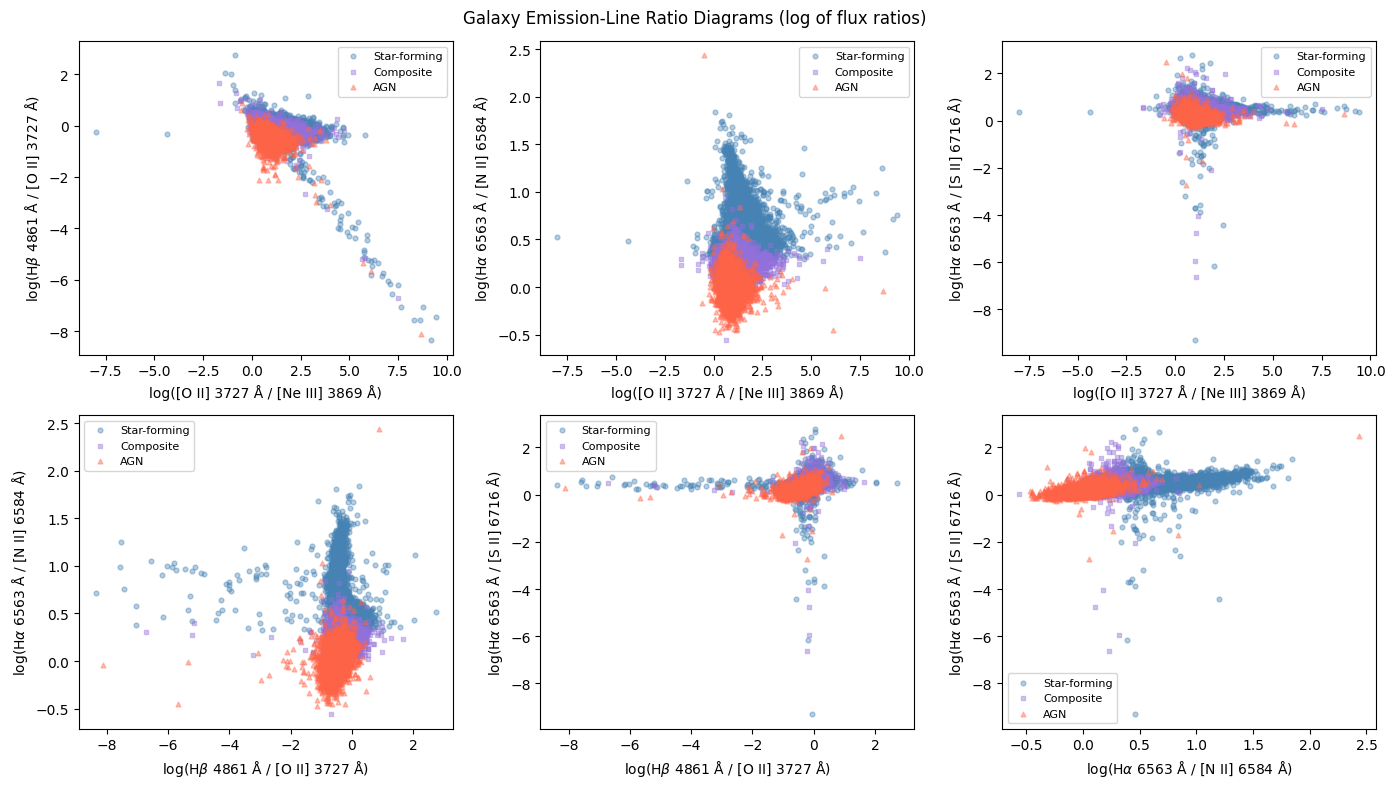
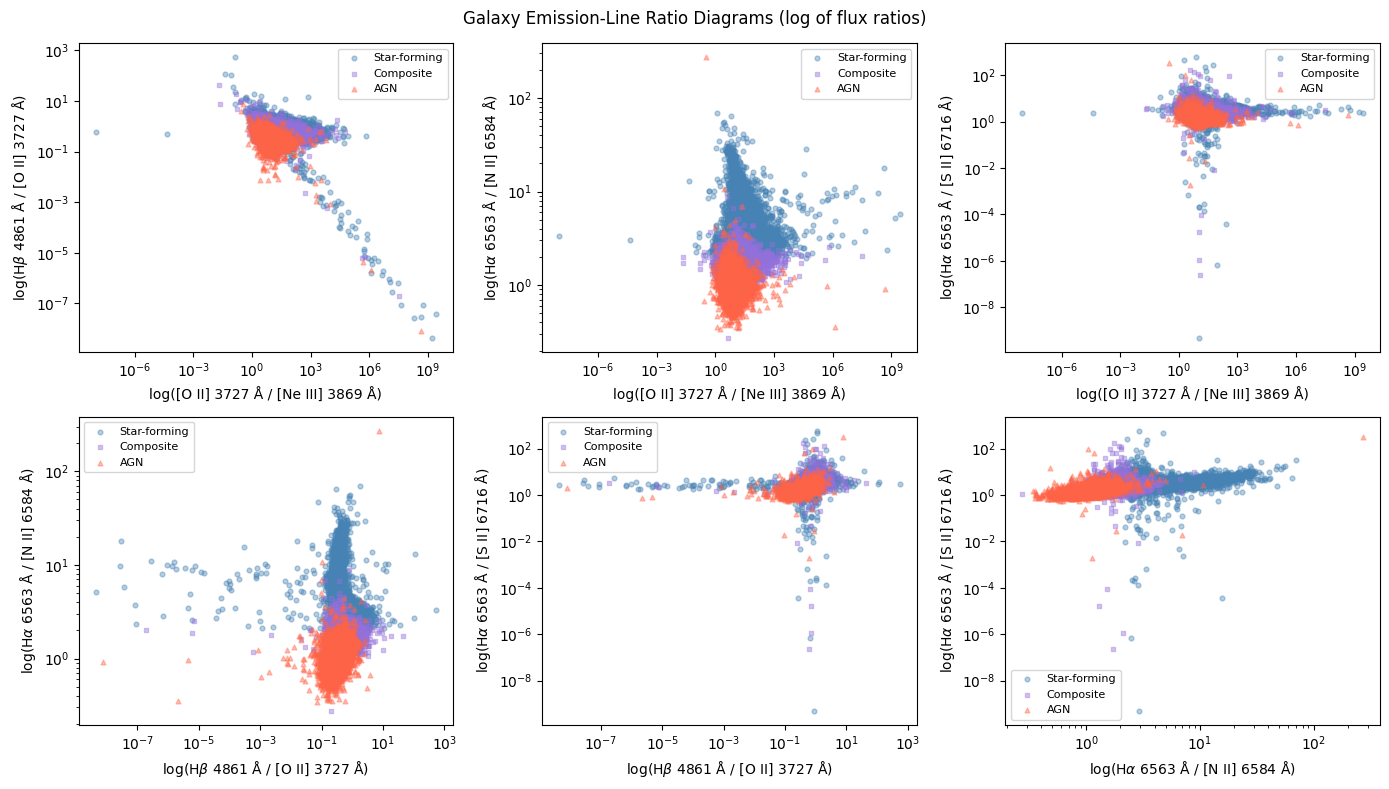
The change to this notebook cell's code, shown as a diff; its figure went from the first image to the second:
--- before
+++ after
@@ -12,5 +12,6 @@
     ax.set_ylabel(y_name)
     ax.legend(fontsize=8)
-
+    ax.set_xscale('log')
+    ax.set_yscale('log')
 plt.suptitle("Galaxy Emission-Line Ratio Diagrams (log of flux ratios)")
 plt.tight_layout()

Commit: Add files via upload